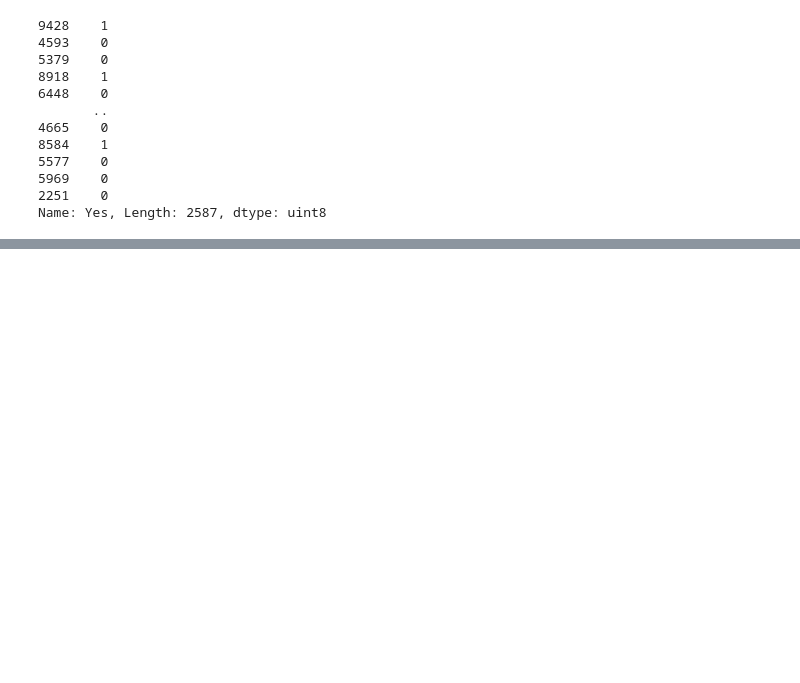
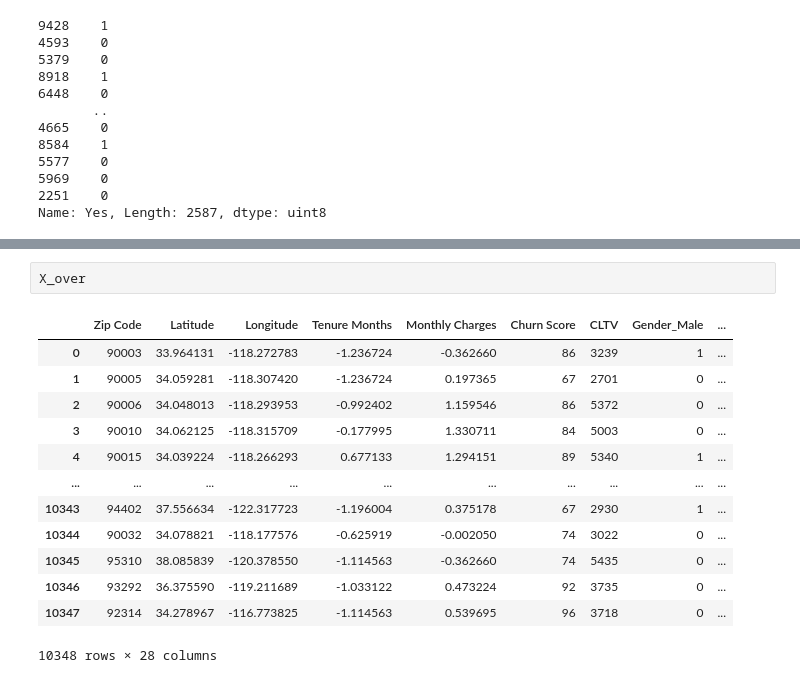
Before and after one commit to HengKevin/churnModel, a Jupyter notebook: churnModel.ipynb, the cells around one changed output, grey strips where cells are left out. Saved outputs shown, nothing was run; the diff lists cells and outputs as text; blank space fills up the shorter version.

```diff
--- a/churnModel.ipynb
+++ b/churnModel.ipynb
@@ -419,0 +413,16 @@ weighted avg       0.94      0.94      0.94      2587
+# %%
+X_over
+# %% [output]
+|  | Zip Code | Latitude | Longitude | Tenure Months | Monthly Charges | Churn Score | CLTV | Gender_Male | ... |
+| 0 | 90003 | 33.964131 | -118.272783 | -1.236724 | -0.362660 | 86 | 3239 | 1 | ... |
+| 1 | 90005 | 34.059281 | -118.307420 | -1.236724 | 0.197365 | 67 | 2701 | 0 | ... |
+| 2 | 90006 | 34.048013 | -118.293953 | -0.992402 | 1.159546 | 86 | 5372 | 0 | ... |
+| 3 | 90010 | 34.062125 | -118.315709 | -0.177995 | 1.330711 | 84 | 5003 | 0 | ... |
+| 4 | 90015 | 34.039224 | -118.266293 | 0.677133 | 1.294151 | 89 | 5340 | 1 | ... |
+| ... | ... | ... | ... | ... | ... | ... | ... | ... | ... |
+| 10343 | 94402 | 37.556634 | -122.317723 | -1.196004 | 0.375178 | 67 | 2930 | 1 | ... |
+| 10344 | 90032 | 34.078821 | -118.177576 | -0.625919 | -0.002050 | 74 | 3022 | 0 | ... |
+| 10345 | 95310 | 38.085839 | -120.378550 | -1.114563 | -0.362660 | 74 | 5435 | 0 | ... |
+| 10346 | 93292 | 36.375590 | -119.211689 | -1.033122 | 0.473224 | 92 | 3735 | 0 | ... |
+| 10347 | 92314 | 34.278967 | -116.773825 | -1.114563 | 0.539695 | 96 | 3718 | 0 | ... |
+10348 rows × 28 columns
```
Also changed, not shown: parts of 8 cells of this notebook.
